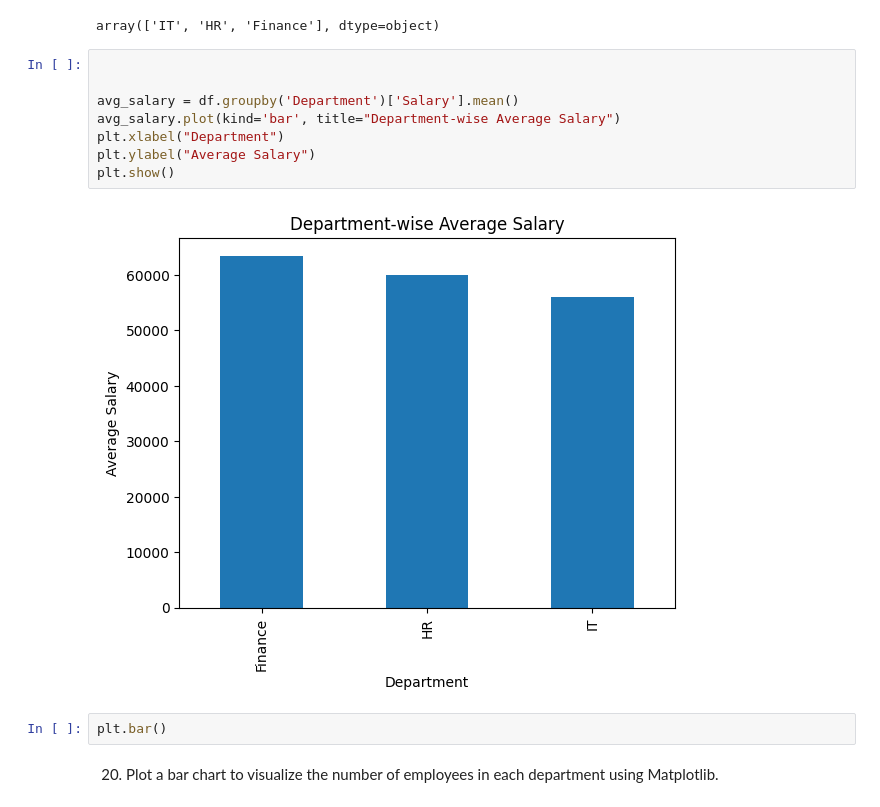
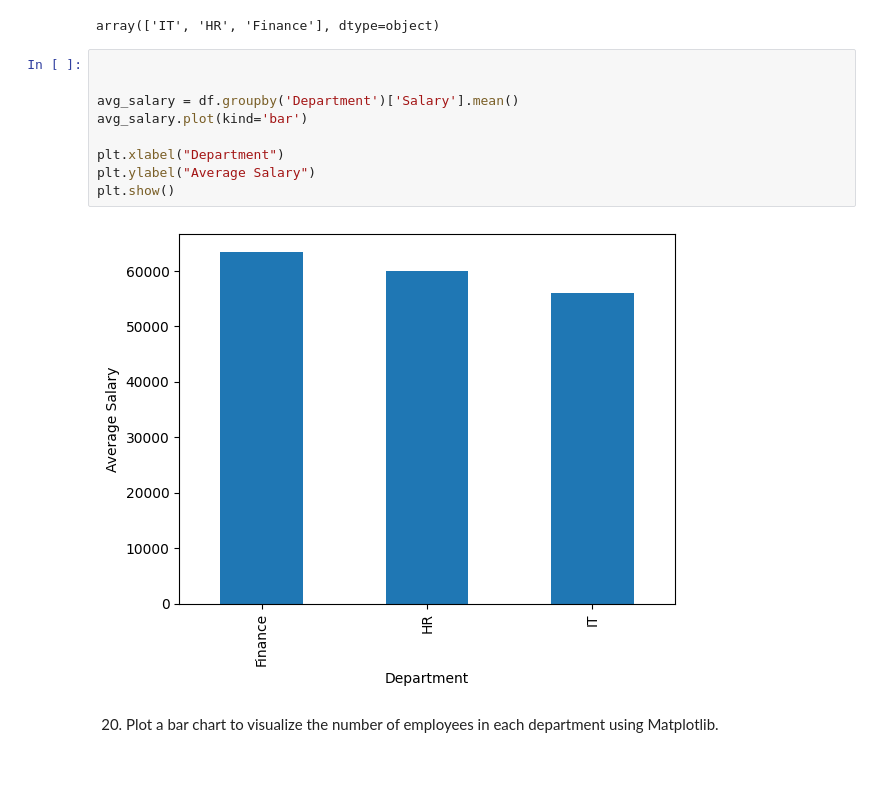
Before and after one commit to gadwal4201/CRT-2025, a Jupyter notebook: Test_28_03_2025.ipynb, the cells around one changed output. Drawn from its saved outputs; the diff is of its cells as text; blank space fills up the shorter version.

```diff
--- a/Test_28_03_2025.ipynb
+++ b/Test_28_03_2025.ipynb
@@ -37,15 +37,14 @@ array(['IT', 'HR', 'Finance'], dtype=object)
 # %%
 
 
 avg_salary = df.groupby('Department')['Salary'].mean()
-avg_salary.plot(kind='bar', title="Department-wise Average Salary")
+avg_salary.plot(kind='bar')
+
 plt.xlabel("Department")
 plt.ylabel("Average Salary")
 plt.show()
 # %% [output]
-[figure, old version]
+[figure, new version]
-# %%
-plt.bar()
 # %% [markdown]
 20. Plot a bar chart to visualize the number of employees in each department using Matplotlib.
 # %%
```
Also changed, not shown: parts of 14 cells of this notebook.
